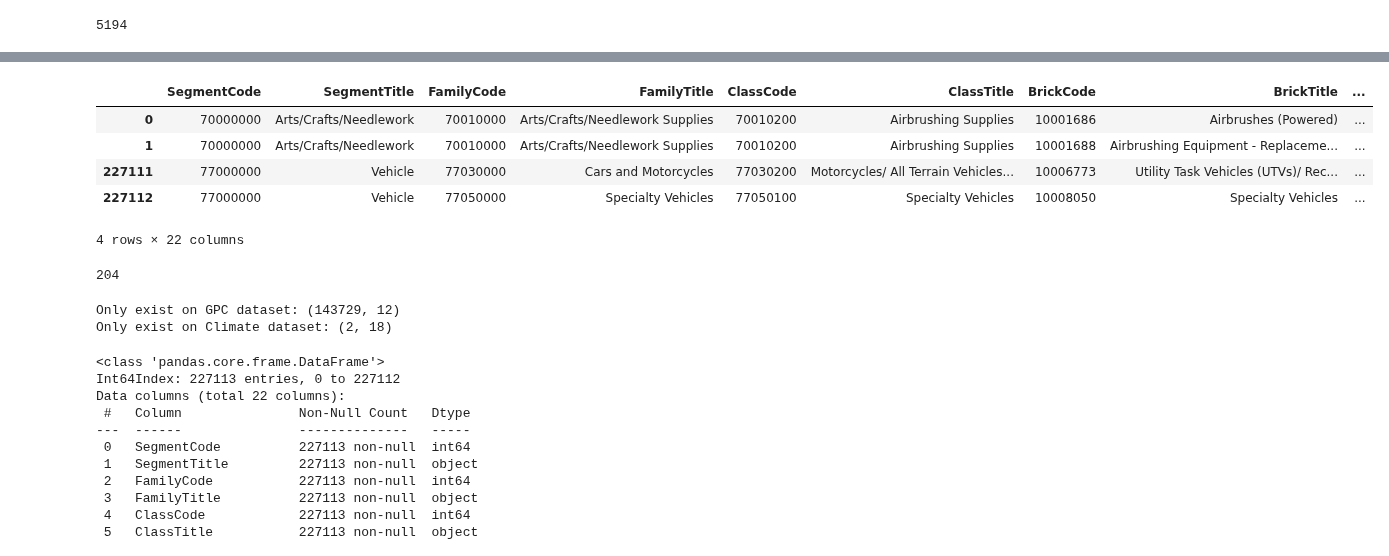
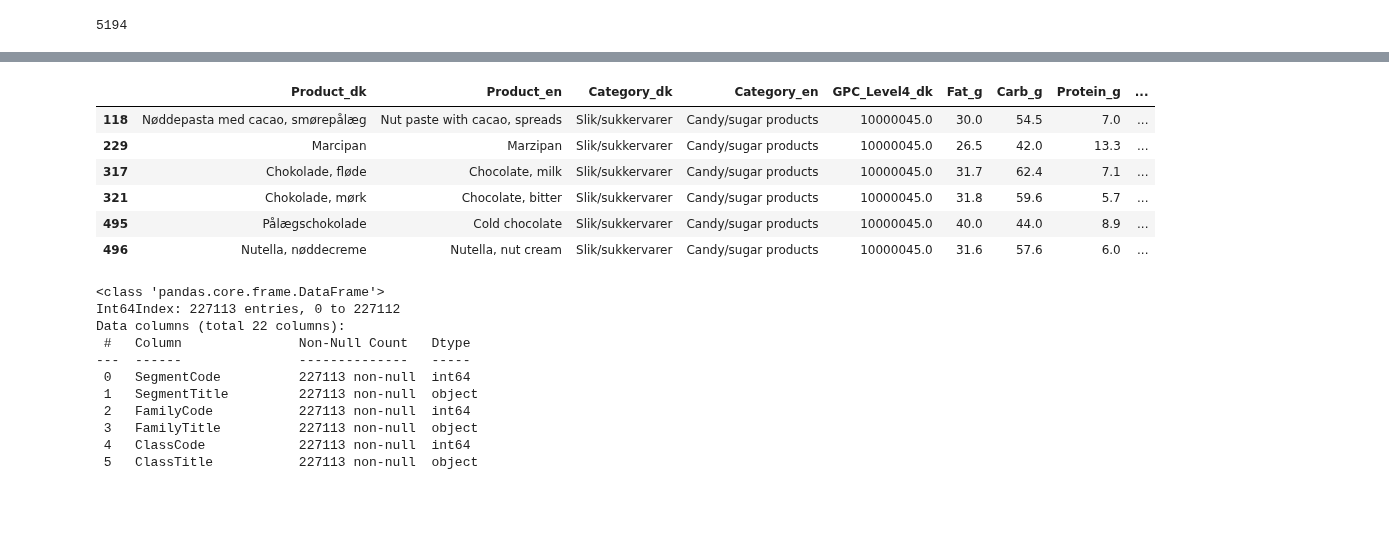
Before and after one commit to mrchapagain/ConsumerDataAnalytics, a Jupyter notebook: Data_Exploration.ipynb, the cells around one changed output, grey strips where cells are left out. Drawn from its saved outputs; the diff is of its cells as text; code cells hidden in the pictures; blank space fills up the shorter version.

```diff
--- a/Data_Exploration.ipynb
+++ b/Data_Exploration.ipynb
@@ -419,26 +441,24 @@ len(df_tradesync_gpc.BrickCode.unique())
 # %%
 # CONCITO dataset with GS1-GPC dataset
 combinedf_gpc_climate= df_tradesync_gpc.merge(df_climate_selected[["GPC_Level4_dk", "Agriculture", "iLUC", "Processing", "Packaging", "Transport", "Retail", "Total_CO2_eq_perkg", "Data_Source", "Comments"]], left_on= 'BrickCode', right_on= 'GPC_Level4_dk', how= 'left')
 combinedf_gpc_climate.head(2).append(combinedf_gpc_climate.tail(2))
+
+#@title Checking the BrickCode "10000045" in different dataset { run: "auto", vertical-output: true }
+Dataset = Climate #@param ["TradeSync", "Climate", "Combine"] {type:"raw"}
+
+# Checking the BrickCode columns in different dataset
+TradeSync= df_tradesync_gpc[df_tradesync_gpc.BrickCode== 10000045.0]
+Climate= df_climate_selected[df_climate_selected.GPC_Level4_dk== 10000045.0]
+Combine= combinedf_gpc_climate[combinedf_gpc_climate.BrickCode== 10000045.0]
+Dataset
 # %% [output]
-|  | SegmentCode | SegmentTitle | FamilyCode | FamilyTitle | ClassCode | ClassTitle | BrickCode | BrickTitle | ... |
-| 0 | 70000000 | Arts/Crafts/Needlework | 70010000 | Arts/Crafts/Needlework Supplies | 70010200 | Airbrushing Supplies | 10001686 | Airbrushes (Powered) | ... |
-| 1 | 70000000 | Arts/Crafts/Needlework | 70010000 | Arts/Crafts/Needlework Supplies | 70010200 | Airbrushing Supplies | 10001688 | Airbrushing Equipment - Replaceme... | ... |
-| 227111 | 77000000 | Vehicle | 77030000 | Cars and Motorcycles | 77030200 | Motorcycles/ All Terrain Vehicles... | 10006773 | Utility Task Vehicles (UTVs)/ Rec... | ... |
-| 227112 | 77000000 | Vehicle | 77050000 | Specialty Vehicles | 77050100 | Specialty Vehicles | 10008050 | Specialty Vehicles | ... |
+|  | Product_dk | Product_en | Category_dk | Category_en | GPC_Level4_dk | Fat_g | Carb_g | Protein_g | ... |
+| 118 | Nøddepasta med cacao, smørepålæg | Nut paste with cacao, spreads | Slik/sukkervarer | Candy/sugar products | 10000045.0 | 30.0 | 54.5 | 7.0 | ... |
+| 229 | Marcipan | Marzipan | Slik/sukkervarer | Candy/sugar products | 10000045.0 | 26.5 | 42.0 | 13.3 | ... |
+| 317 | Chokolade, fløde | Chocolate, milk | Slik/sukkervarer | Candy/sugar products | 10000045.0 | 31.7 | 62.4 | 7.1 | ... |
+| 321 | Chokolade, mørk | Chocolate, bitter | Slik/sukkervarer | Candy/sugar products | 10000045.0 | 31.8 | 59.6 | 5.7 | ... |
+| 495 | Pålægschokolade | Cold chocolate | Slik/sukkervarer | Candy/sugar products | 10000045.0 | 40.0 | 44.0 | 8.9 | ... |
+| 496 | Nutella, nøddecreme | Nutella, nut cream | Slik/sukkervarer | Candy/sugar products | 10000045.0 | 31.6 | 57.6 | 6.0 | ... |
-4 rows × 22 columns
-# %%
-# Length of the unique Brick-Code in right table (Concito-climate)
-len(combinedf_gpc_climate.GPC_Level4_dk.unique())
-# %% [output]
-204
-# %%
-# Compare GS1-GPC vs CONCITO-Climate dataset and find the rows that are not exist in eachother
-print("Only exist on GPC dataset:", df_tradesync_gpc[~df_tradesync_gpc['BrickCode'].isin(df_climate_selected["GPC_Level4_dk"])].shape)
-print("Only exist on Climate dataset:", df_climate_selected[~df_climate_selected['GPC_Level4_dk'].isin(df_tradesync_gpc["BrickCode"])].shape)
-# %% [output]
-Only exist on GPC dataset: (143729, 12)
-Only exist on Climate dataset: (2, 18)
 # %%
 combinedf_gpc_climate.info()
 # %% [output]
```
Also changed, not shown: parts of 37 cells of this notebook.
